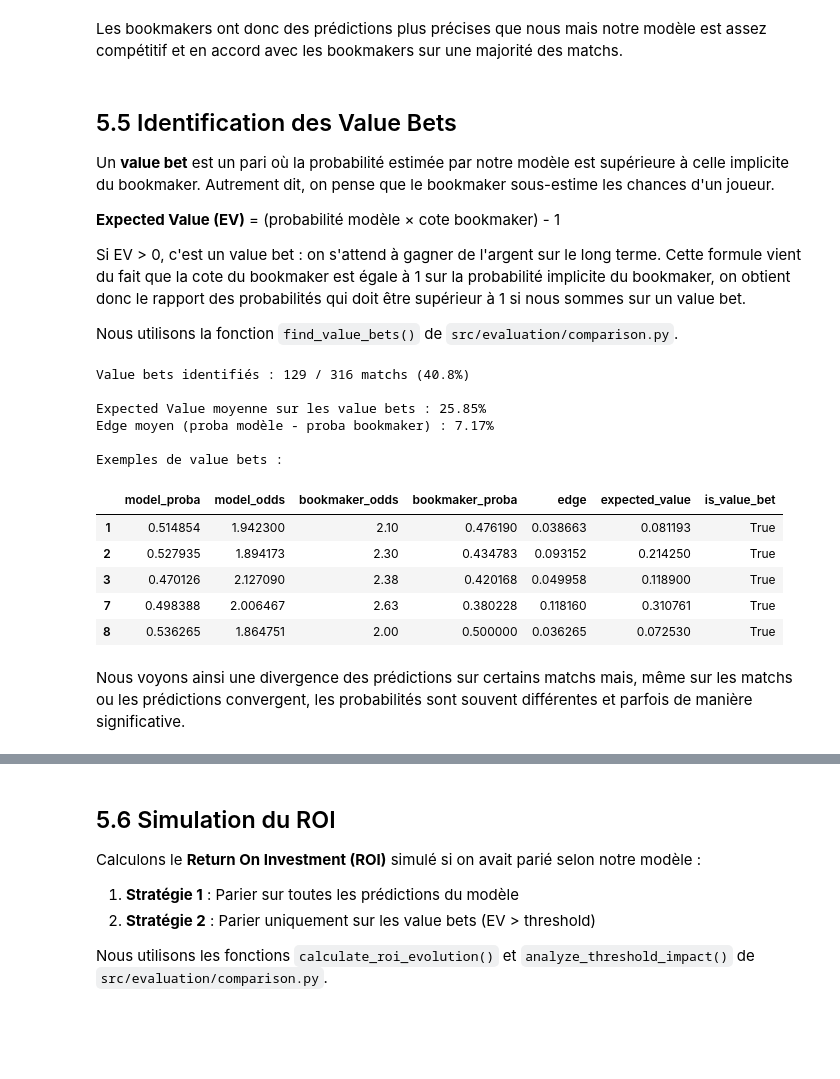
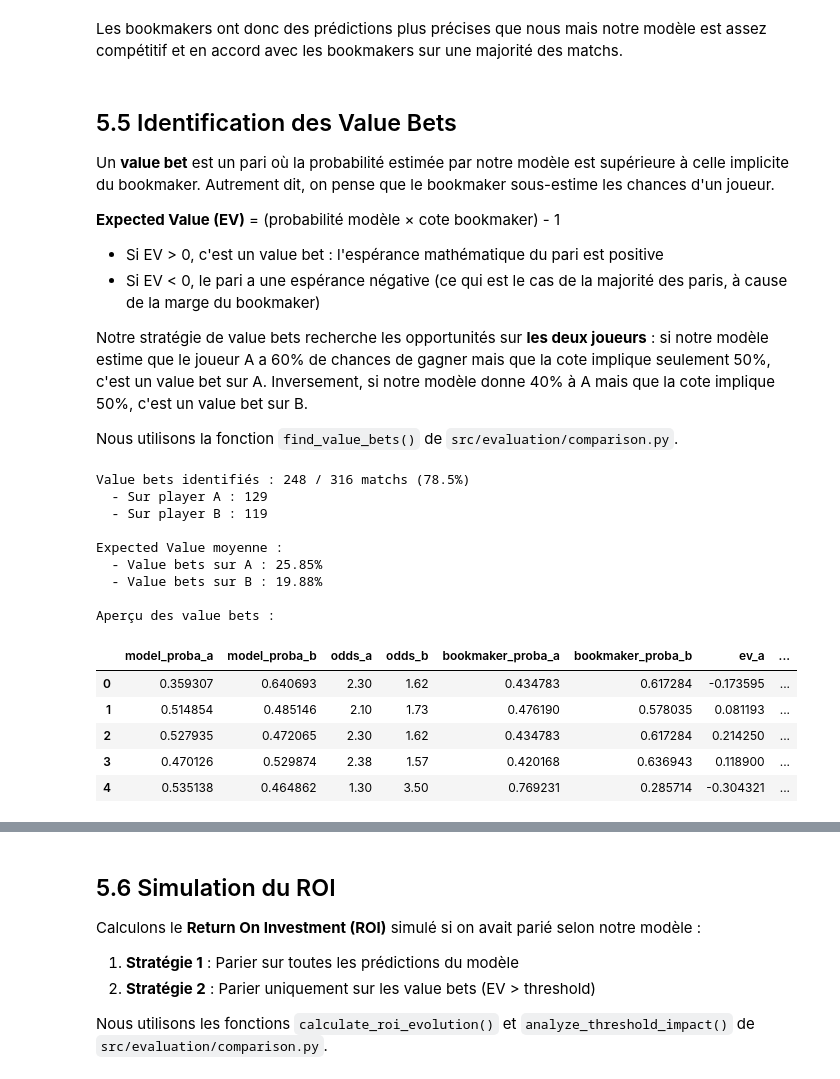
Before and after one commit to danisala664/tennis-predictions, a Jupyter notebook: notebooks/rendu_final.ipynb, the cells around one changed output, grey strips where cells are left out. Cells and saved outputs as stored; diff of their text form; code cells hidden in the pictures; blank space fills up the shorter version.

```diff
--- a/notebooks/rendu_final.ipynb
+++ b/notebooks/rendu_final.ipynb
@@ -1187,39 +1220,54 @@ Un **value bet** est un pari où la probabilité estimée par notre modèle est
 
 **Expected Value (EV)** = (probabilité modèle × cote bookmaker) - 1
 
-Si EV > 0, c'est un value bet : on s'attend à gagner de l'argent sur le long terme. Cette formule vient du fait que la cote du bookmaker est égale à 1 sur la probabilité implicite du bookmaker, on obtient donc le rapport des probabilités qui doit être supérieur à 1 si nous sommes sur un value bet.
+- Si EV > 0, c'est un value bet : l'espérance mathématique du pari est positive
+- Si EV < 0, le pari a une espérance négative (ce qui est le cas de la majorité des paris, à cause de la marge du bookmaker)
+
+Notre stratégie de value bets recherche les opportunités sur **les deux joueurs** : si notre modèle estime que le joueur A a 60% de chances de gagner mais que la cote implique seulement 50%, c'est un value bet sur A. Inversement, si notre modèle donne 40% à A mais que la cote implique 50%, c'est un value bet sur B.
 
 Nous utilisons la fonction `find_value_bets()` de `src/evaluation/comparison.py`.
 # %%
 from evaluation.comparison import find_value_bets
 
-# Identifier les value bets (paris sur player_a quand le modèle lui donne plus de chances)
+# Identifier les value bets
 value_bets_df = find_value_bets(
     model_proba=model_proba,
-    bookmaker_odds=matches_with_odds['odds_a'].values,
-    threshold=0.0  # EV > 0
+    odds_a=matches_with_odds['odds_a'].values,
+    odds_b=matches_with_odds['odds_b'].values,
+    threshold=0.0
 )
 
 n_value_bets = value_bets_df['is_value_bet'].sum()
+n_value_bets_a = value_bets_df['is_value_bet_a'].sum()
+n_value_bets_b = value_bets_df['is_value_bet_b'].sum()
+
 print(f"Value bets identifiés : {n_value_bets} / {len(value_bets_df)} matchs ({n_value_bets/len(value_bets_df)*100:.1f}%)")
+print(f"  - Sur player A : {n_value_bets_a}")
+print(f"  - Sur player B : {n_value_bets_b}")
 
 if n_value_bets > 0:
-    print(f"\nExpected Value moyenne sur les value bets : {value_bets_df[value_bets_df['is_value_bet']]['expected_value'].mean():.2%}")
-    print(f"Edge moyen (proba modèle - proba bookmaker) : {value_bets_df[value_bets_df['is_value_bet']]['edge'].mean():.2%}")
-    print("\nExemples de value bets :")
+    # EV moyenne sur les value bets de chaque côté
+    ev_a_mean = value_bets_df.loc[value_bets_df['is_value_bet_a'], 'ev_a'].mean()
+    ev_b_mean = value_bets_df.loc[value_bets_df['is_value_bet_b'], 'ev_b'].mean()
+    print(f"\nExpected Value moyenne :")
+    print(f"  - Value bets sur A : {ev_a_mean:.2%}")
+    print(f"  - Value bets sur B : {ev_b_mean:.2%}")
+
+    print("\nAperçu des value bets :")
     display(value_bets_df[value_bets_df['is_value_bet']].head())
 # %% [output]
-Value bets identifiés : 129 / 316 matchs (40.8%)
+Value bets identifiés : 248 / 316 matchs (78.5%)
+  - Sur player A : 129
+  - Sur player B : 119
 
-Expected Value moyenne sur les value bets : 25.85%
-Edge moyen (proba modèle - proba bookmaker) : 7.17%
+Expected Value moyenne :
+  - Value bets sur A : 25.85%
+  - Value bets sur B : 19.88%
 
-Exemples de value bets :
+Aperçu des value bets :
-|  | model_proba | model_odds | bookmaker_odds | bookmaker_proba | edge | expected_value | is_value_bet |
-| 1 | 0.514854 | 1.942300 | 2.10 | 0.476190 | 0.038663 | 0.081193 | True |
-| 2 | 0.527935 | 1.894173 | 2.30 | 0.434783 | 0.093152 | 0.214250 | True |
-| 3 | 0.470126 | 2.127090 | 2.38 | 0.420168 | 0.049958 | 0.118900 | True |
-| 7 | 0.498388 | 2.006467 | 2.63 | 0.380228 | 0.118160 | 0.310761 | True |
-| 8 | 0.536265 | 1.864751 | 2.00 | 0.500000 | 0.036265 | 0.072530 | True |
+|  | model_proba_a | model_proba_b | odds_a | odds_b | bookmaker_proba_a | bookmaker_proba_b | ev_a | ... |
+| 0 | 0.359307 | 0.640693 | 2.30 | 1.62 | 0.434783 | 0.617284 | -0.173595 | ... |
+| 1 | 0.514854 | 0.485146 | 2.10 | 1.73 | 0.476190 | 0.578035 | 0.081193 | ... |
+| 2 | 0.527935 | 0.472065 | 2.30 | 1.62 | 0.434783 | 0.617284 | 0.214250 | ... |
+| 3 | 0.470126 | 0.529874 | 2.38 | 1.57 | 0.420168 | 0.636943 | 0.118900 | ... |
+| 4 | 0.535138 | 0.464862 | 1.30 | 3.50 | 0.769231 | 0.285714 | -0.304321 | ... |
-# %% [markdown]
-Nous voyons ainsi une divergence des prédictions sur certains matchs mais, même sur les matchs ou les prédictions convergent, les probabilités sont souvent différentes et parfois de manière significative.
```
Also changed, not shown: parts of 22 cells of this notebook, 3 other files.
